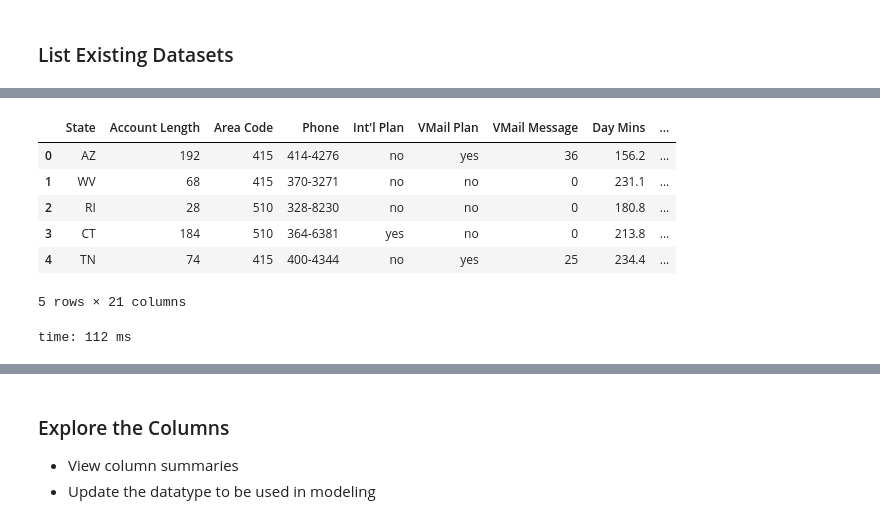
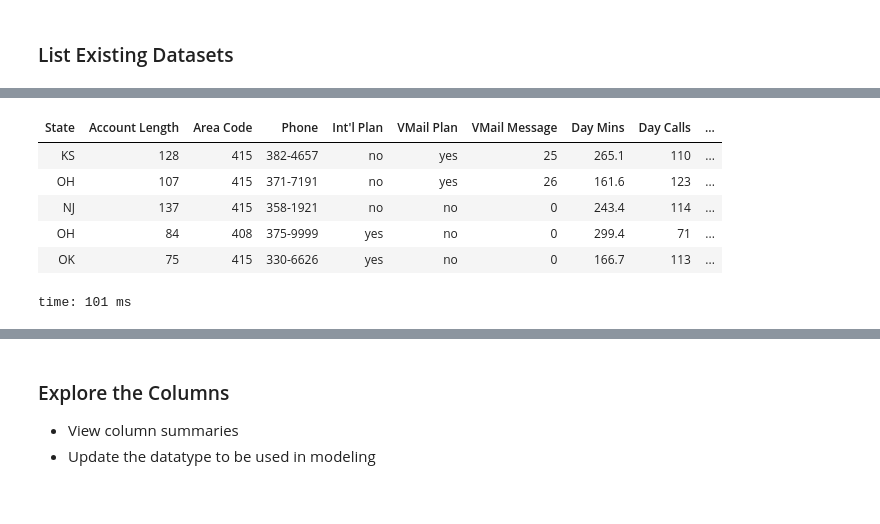
Before and after one commit to h2oai/driverlessai-tutorials, a Jupyter notebook: dai_python_client/common_workflow.ipynb, the cells around one changed output, grey strips where cells are left out. Cells and saved outputs as stored; diff of their text form; code cells hidden in the pictures.

```diff
--- a/dai_python_client/common_workflow.ipynb
+++ b/dai_python_client/common_workflow.ipynb
@@ -166,12 +157,10 @@ time: 148 ms
-# %%
-tl = np.array(telco_churn.tail())
-pd.DataFrame(tl[1:,:], columns=telco_churn.columns)
-# %% [output]
-|  | State | Account Length | Area Code | Phone | Int'l Plan | VMail Plan | VMail Message | Day Mins | ... |
-| 0 | AZ | 192 | 415 | 414-4276 | no | yes | 36 | 156.2 | ... |
-| 1 | WV | 68 | 415 | 370-3271 | no | no | 0 | 231.1 | ... |
-| 2 | RI | 28 | 510 | 328-8230 | no | no | 0 | 180.8 | ... |
-| 3 | CT | 184 | 510 | 364-6381 | yes | no | 0 | 213.8 | ... |
-| 4 | TN | 74 | 415 | 400-4344 | no | yes | 25 | 234.4 | ... |
-5 rows × 21 columns
-time: 112 ms
+# %%
+telco_churn.head()
+# %% [output]
+| State | Account Length | Area Code | Phone | Int'l Plan | VMail Plan | VMail Message | Day Mins | Day Calls | ... |
+| KS | 128 | 415 | 382-4657 | no | yes | 25 | 265.1 | 110 | ... |
+| OH | 107 | 415 | 371-7191 | no | yes | 26 | 161.6 | 123 | ... |
+| NJ | 137 | 415 | 358-1921 | no | no | 0 | 243.4 | 114 | ... |
+| OH | 84 | 408 | 375-9999 | yes | no | 0 | 299.4 | 71 | ... |
+| OK | 75 | 415 | 330-6626 | yes | no | 0 | 166.7 | 113 | ... |
+time: 101 ms
```
Also changed, not shown: parts of 71 cells of this notebook.
